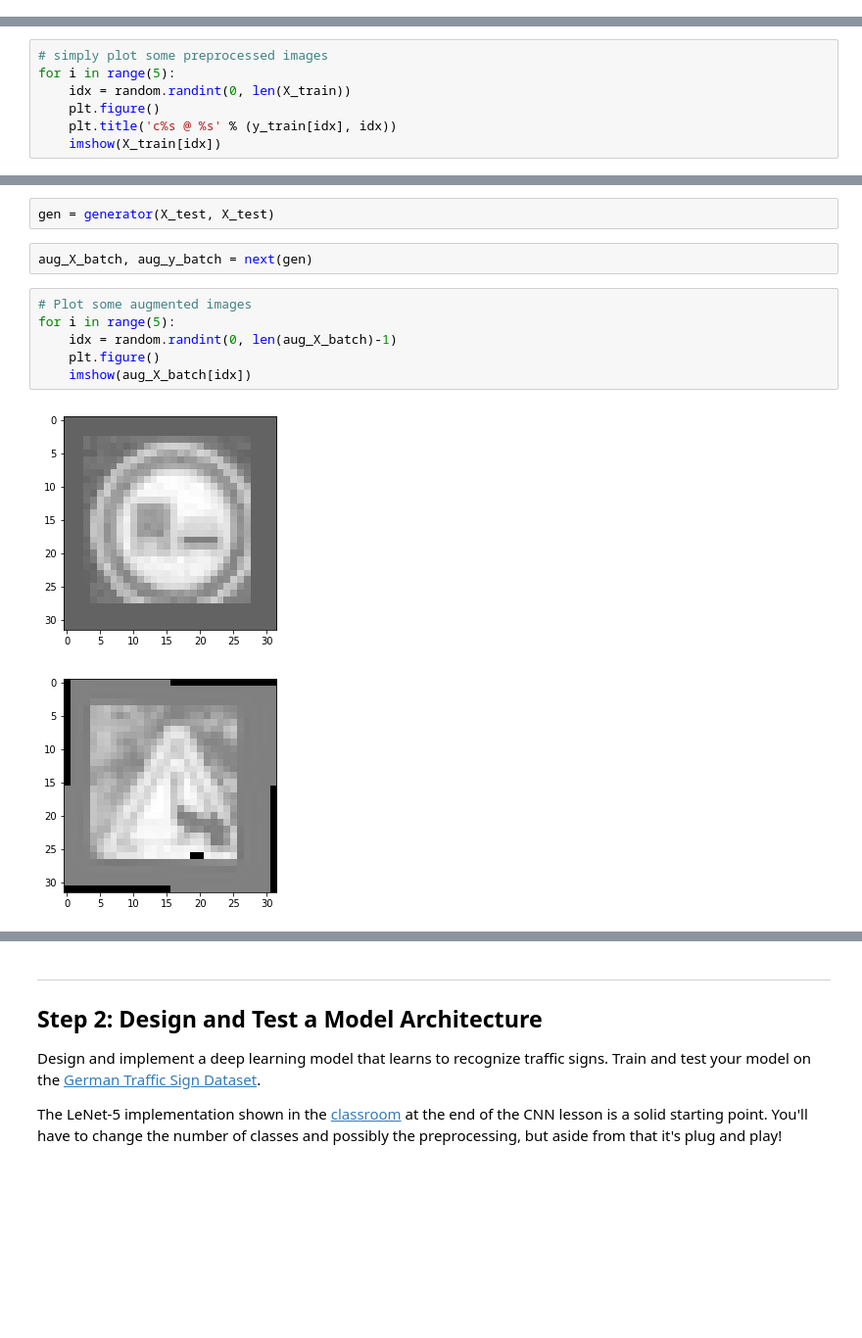
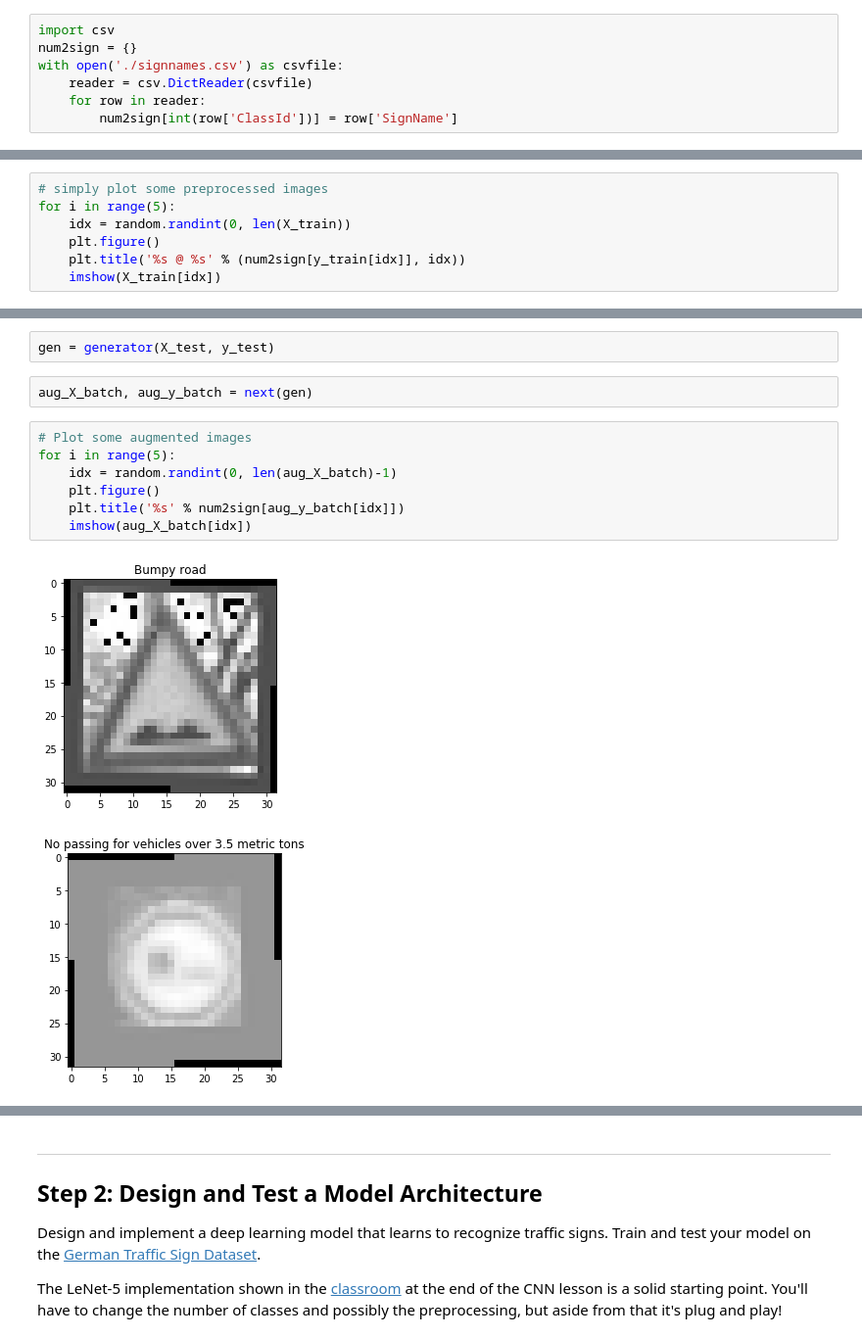
Before and after one commit to moomou/CarND-Traffic-Sign-Classifier-Project, a Jupyter notebook: Traffic_Sign_Classifier.ipynb, the cells around one changed output, grey strips where cells are left out. Shown at 98% size. Saved outputs shown, nothing was run; the diff lists cells and outputs as text; blank space fills up the shorter version.

```diff
--- a/Traffic_Sign_Classifier.ipynb
+++ b/Traffic_Sign_Classifier.ipynb
@@ -33,6 +33,13 @@ from sklearn import preprocessing as skproc
 from skimage import exposure, img_as_float, img_as_ubyte
 # %%
 from script.data import load_pickles, generator
+# %%
+import csv
+num2sign = {}
+with open('./signnames.csv') as csvfile:
+    reader = csv.DictReader(csvfile)
+    for row in reader:
+        num2sign[int(row['ClassId'])] = row['SignName']
 # %%
 data = load_pickles()
 X_train = data['X_train']
@@ -149,6 +156,6 @@ def imshow(img):
 for i in range(5):
     idx = random.randint(0, len(X_train))
     plt.figure()
-    plt.title('c%s @ %s' % (y_train[idx], idx))
+    plt.title('%s @ %s' % (num2sign[y_train[idx]], idx))
     imshow(X_train[idx])
 # %% [output]
@@ -160,13 +167,14 @@ for i in range(5):
 # %%
-gen = generator(X_test, X_test)
+gen = generator(X_test, y_test)
 # %%
 aug_X_batch, aug_y_batch = next(gen)
 # %%
 # Plot some augmented images
 for i in range(5):
     idx = random.randint(0, len(aug_X_batch)-1)
     plt.figure()
+    plt.title('%s' % num2sign[aug_y_batch[idx]])
     imshow(aug_X_batch[idx])
 # %% [output]
-[figure, old version]
+[figure, new version]
-[figure, old version]
+[figure, new version]
```
Also changed, not shown: parts of 24 cells of this notebook, 4 other files.
